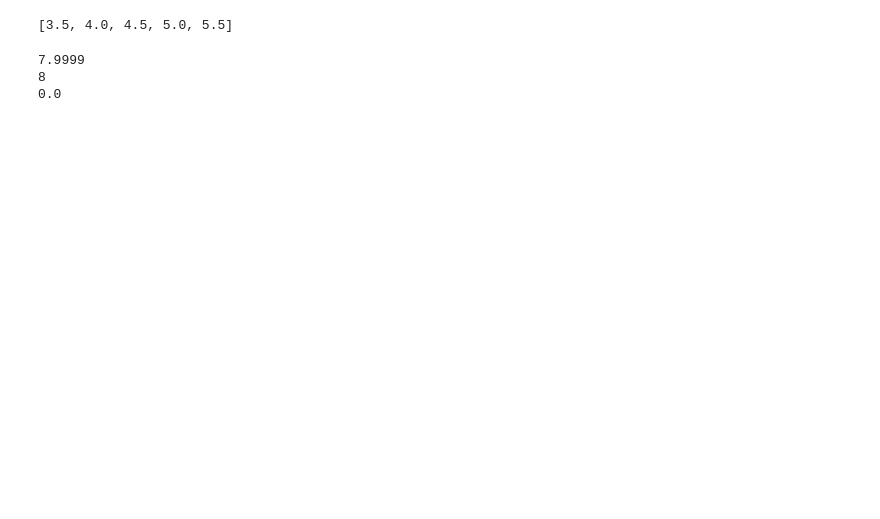
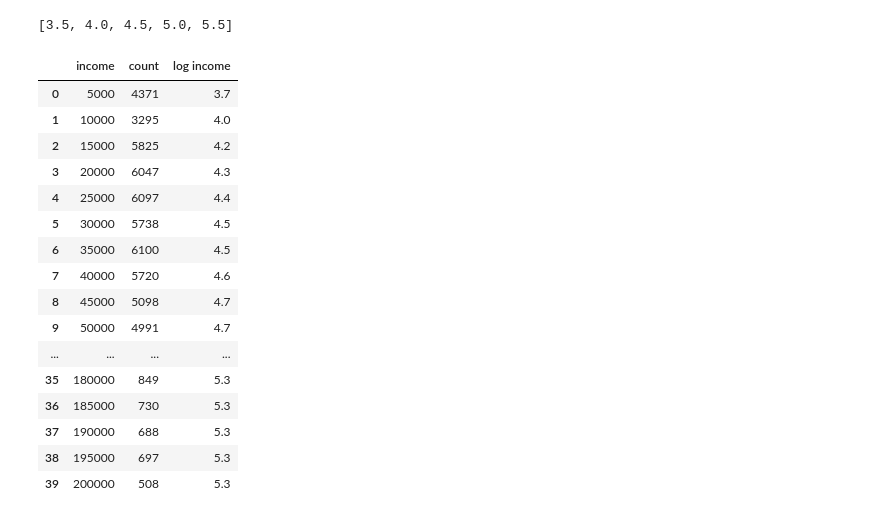
Before and after one commit to Akash-1gif/ml_practice, a Jupyter notebook: Math and Statistics/003_log_normal_distribution/Untitled.ipynb, the cells around one changed output. Saved outputs shown, nothing was run; the diff lists cells and outputs as text; code cells hidden in the pictures; blank space fills up the shorter version.

```diff
--- a/Math and Statistics/003_log_normal_distribution/Untitled.ipynb
+++ b/Math and Statistics/003_log_normal_distribution/Untitled.ipynb
@@ -53,15 +53,23 @@ rounded_values=list(rounded_values)
 rounded_values
 # %% [output]
 [3.5, 4.0, 4.5, 5.0, 5.5]
-# %%
-def rounding_off(x):
-    print(abs(x))
-    print(round(x))
-    d=x-abs(x)
-    return d
-
-print(rounding_off(7.9999))
-# %% [output]
-7.9999
-8
-0.0
+# %%
+df
+# %% [output]
+|  | income | count | log income |
+| 0 | 5000 | 4371 | 3.7 |
+| 1 | 10000 | 3295 | 4.0 |
+| 2 | 15000 | 5825 | 4.2 |
+| 3 | 20000 | 6047 | 4.3 |
+| 4 | 25000 | 6097 | 4.4 |
+| 5 | 30000 | 5738 | 4.5 |
+| 6 | 35000 | 6100 | 4.5 |
+| 7 | 40000 | 5720 | 4.6 |
+| 8 | 45000 | 5098 | 4.7 |
+| 9 | 50000 | 4991 | 4.7 |
+| ... | ... | ... | ... |
+| 35 | 180000 | 849 | 5.3 |
+| 36 | 185000 | 730 | 5.3 |
+| 37 | 190000 | 688 | 5.3 |
+| 38 | 195000 | 697 | 5.3 |
+| 39 | 200000 | 508 | 5.3 |
```
Also changed, not shown: parts of 11 cells of this notebook.
